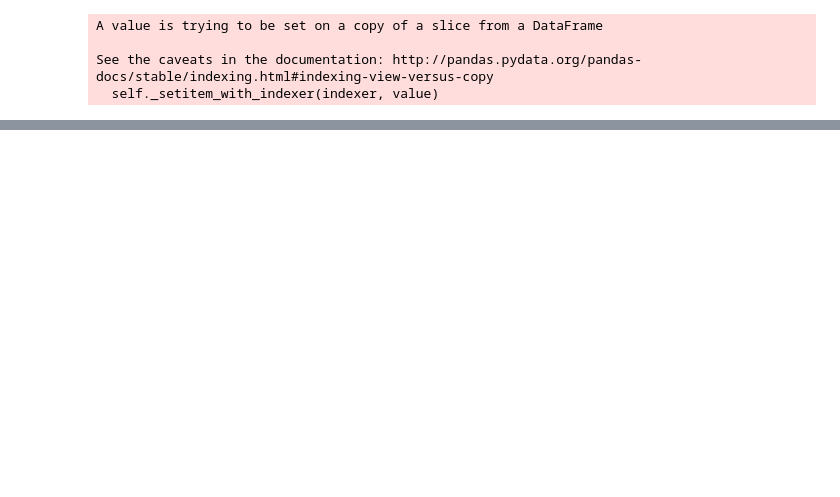
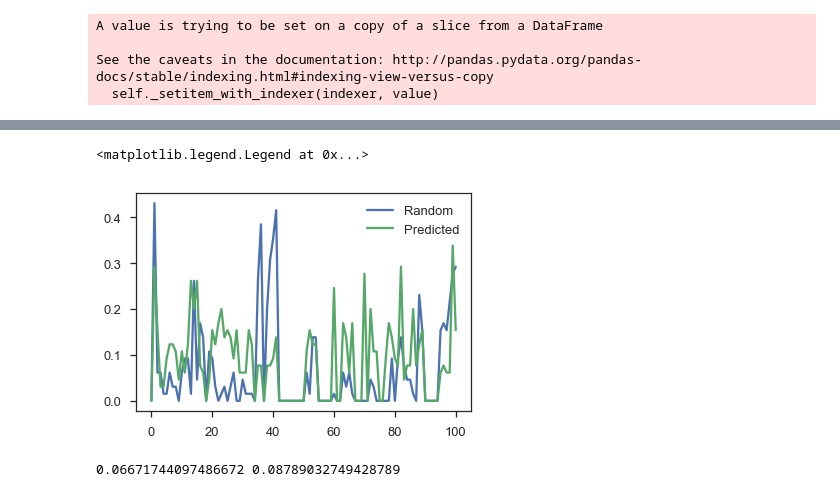
Before and after one commit to jessepisel/criticalandstrategic, a Jupyter notebook: Prediction validation.ipynb, the cells around one changed output, grey strips where cells are left out. Cells and saved outputs as stored; diff of their text form; code cells hidden in the pictures; blank space fills up the shorter version.

```diff
--- a/Prediction validation.ipynb
+++ b/Prediction validation.ipynb
@@ -93,0 +112,2 @@ plt.plot(accuracyMeasure)
+# %%
+d2=pd.read_csv(r'J:\Geology\WSGS\Projects\Critical Minerals\intersection_huc12.csv')
@@ -93,0 +145,14 @@ plt.plot(accuracyMeasure)
+# %%
+randomsampleAccuracy = []
+for i in range(len(df2)):
+    randomsampleAccuracy.append(df2.loc[i].values[0:-1].sum()/len(df2.loc[i].values[0:-1]))
+plt.plot(randomsampleAccuracy, label='Random')
+plt.plot(sampleAccuracy, label='Predicted')
+plt.legend()
+# %% [output]
+<matplotlib.legend.Legend at 0x...>
+[figure, added]
+# %%
+print(np.mean(randomsampleAccuracy), np.mean(sampleAccuracy))
+# %% [output]
+0.06671744097486672 0.08789032749428789
```
Also changed, not shown: parts of 12 cells of this notebook, 2 other files.
